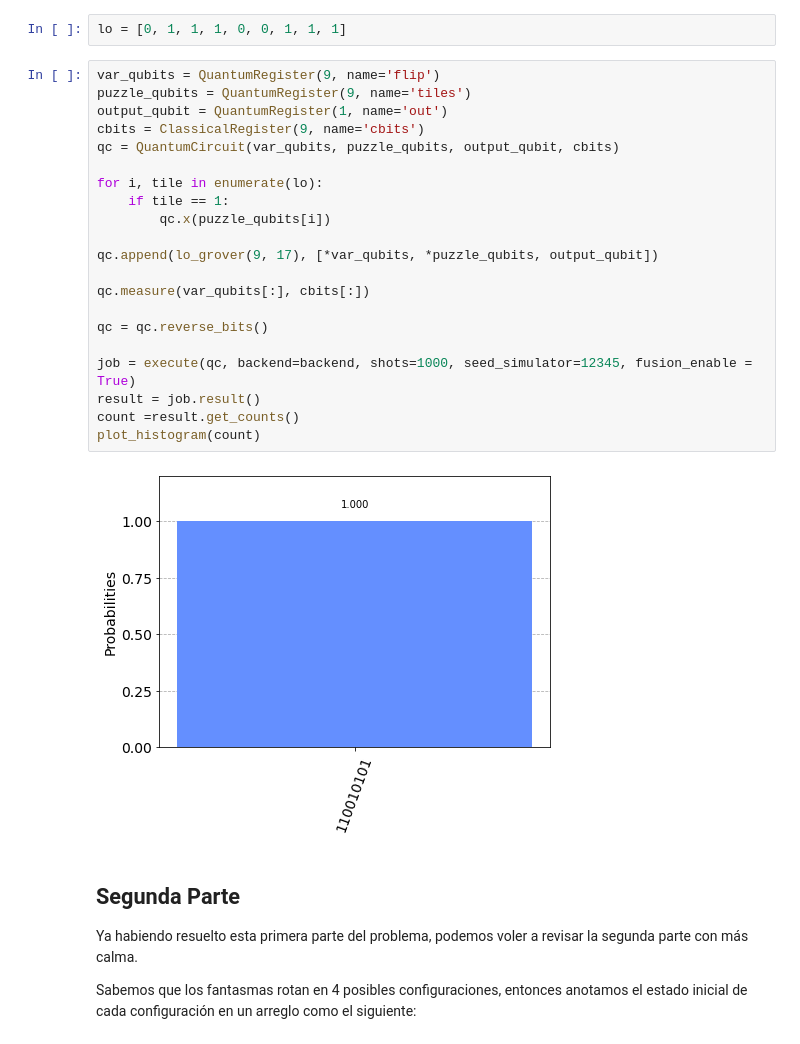
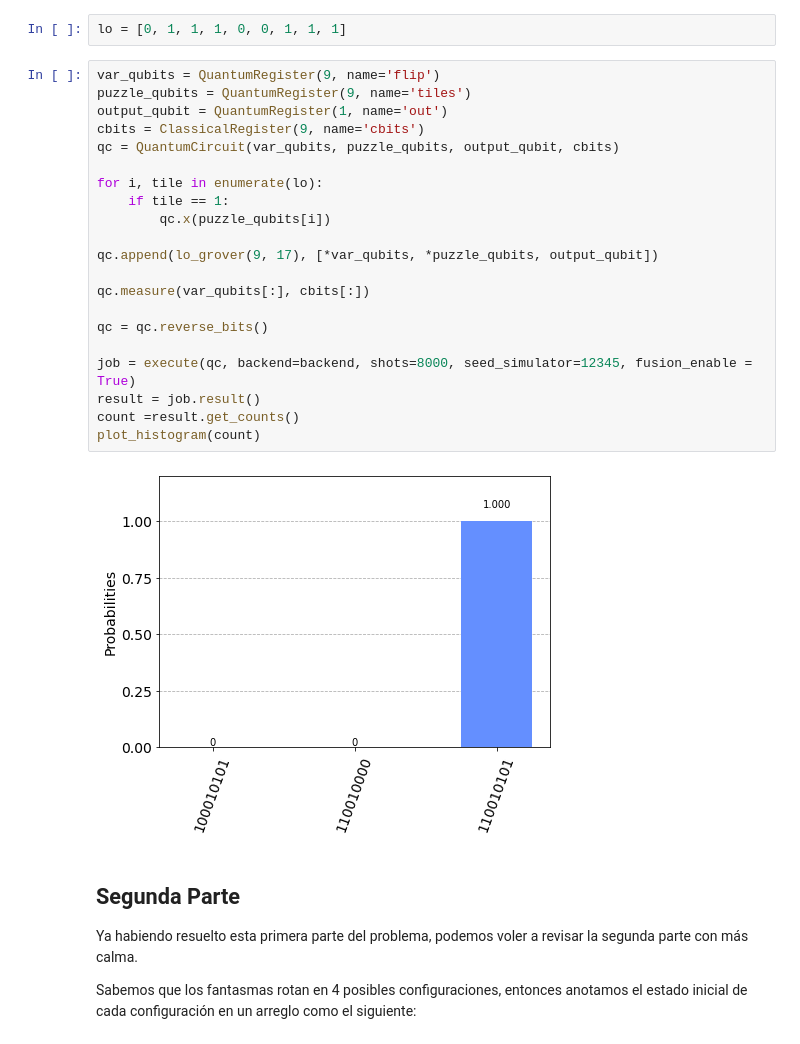
Before and after one commit to jpvanegasc/QCPresentation, a Jupyter notebook: Presentation.ipynb, the cells around one changed output. Saved outputs shown, nothing was run; the diff lists cells and outputs as text.

```diff
--- a/Presentation.ipynb
+++ b/Presentation.ipynb
@@ -423,26 +423,26 @@ lo = [0, 1, 1, 1, 0, 0, 1, 1, 1]
 # %%
 var_qubits = QuantumRegister(9, name='flip')
 puzzle_qubits = QuantumRegister(9, name='tiles')
 output_qubit = QuantumRegister(1, name='out')
 cbits = ClassicalRegister(9, name='cbits')
 qc = QuantumCircuit(var_qubits, puzzle_qubits, output_qubit, cbits)
 
 for i, tile in enumerate(lo):
     if tile == 1:
         qc.x(puzzle_qubits[i])
 
 qc.append(lo_grover(9, 17), [*var_qubits, *puzzle_qubits, output_qubit])
 
 qc.measure(var_qubits[:], cbits[:])
 
 qc = qc.reverse_bits()
 
-job = execute(qc, backend=backend, shots=1000, seed_simulator=12345, fusion_enable = True)
+job = execute(qc, backend=backend, shots=8000, seed_simulator=12345, fusion_enable = True)
 result = job.result()
 count =result.get_counts()
 plot_histogram(count)
 # %% [output]
-[figure, old version]
+[figure, new version]
 # %% [markdown]
 ## Segunda Parte
 
```
Also changed, not shown: parts of 21 cells of this notebook, 2 other files.
